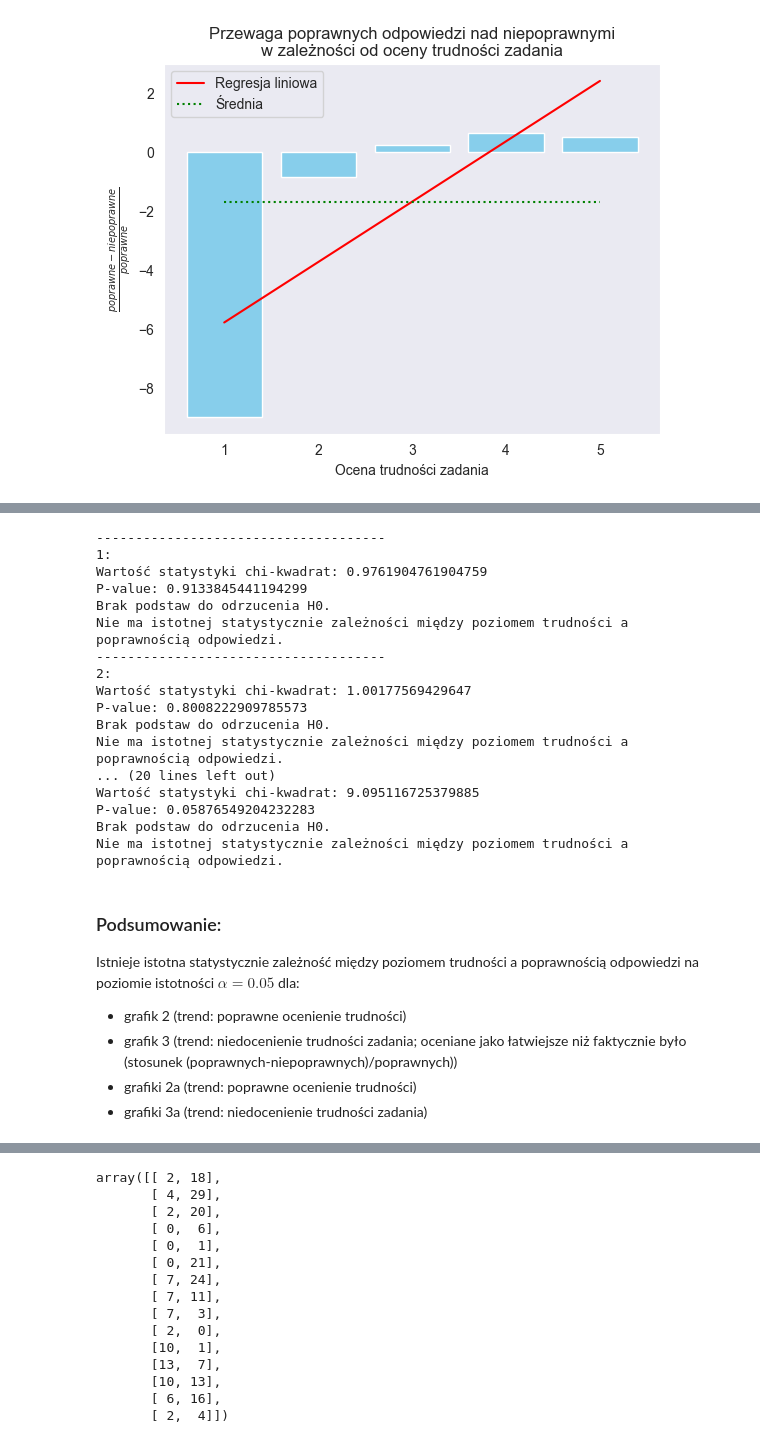
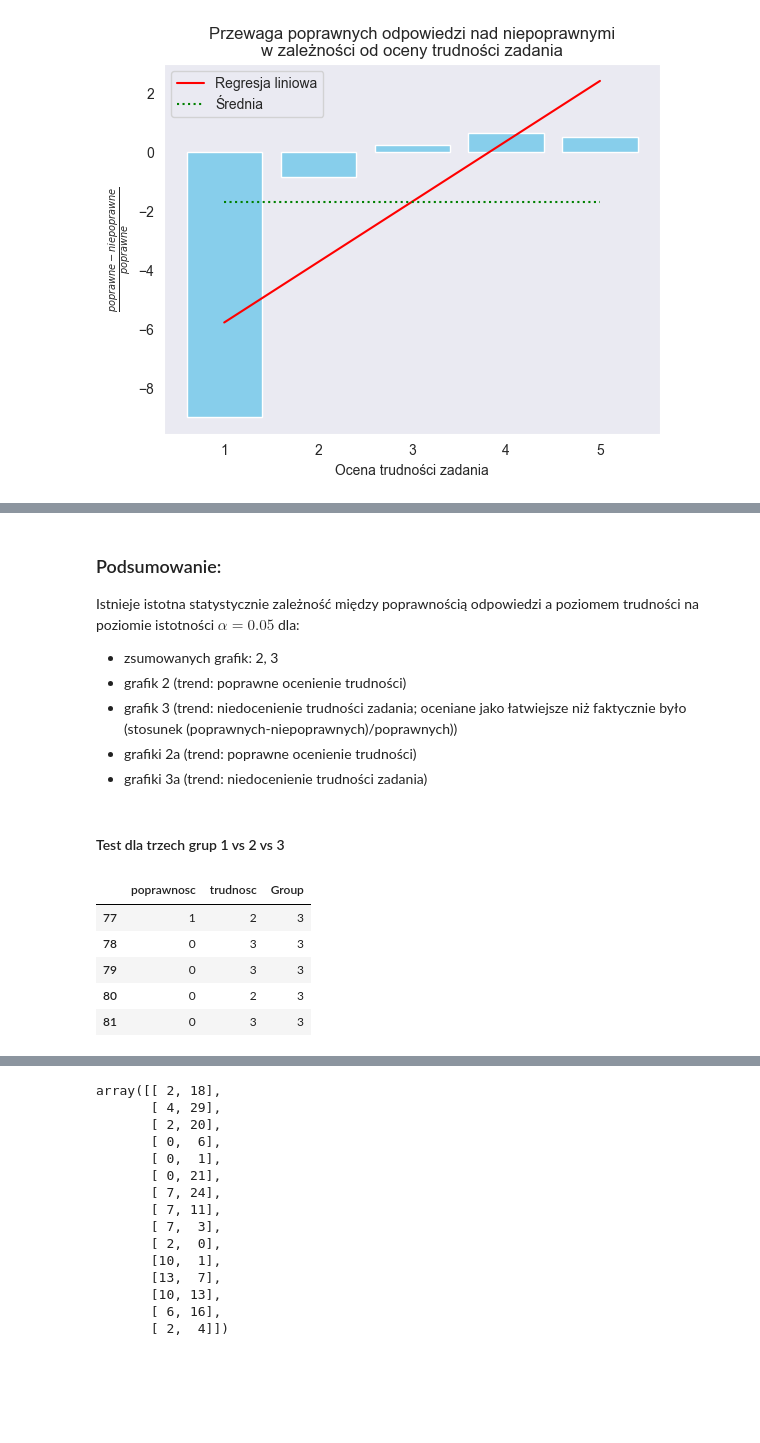
Before and after one commit to MartaSolarz/Master_thesis, a Jupyter notebook: statistical_tests/1_poprawnosc_vs_trudnosc.ipynb, the cells around one changed output, grey strips where cells are left out. Drawn from its saved outputs; the diff is of its cells as text; code cells hidden in the pictures; blank space fills up the shorter version.

```diff
--- a/statistical_tests/poprawnosc_vs_trudnosc.ipynb
+++ b/statistical_tests/1_poprawnosc_vs_trudnosc.ipynb
@@ -395,54 +412,49 @@ Trudność: 3, Wskaźnik: -1.25
 Trudność: 4, Wskaźnik: 0.6666666666666666
 Trudność: 5, Wskaźnik: 0.3333333333333333
 [figure]
-# %%
-for i, tab in enumerate(contingency_tables):
-    print('-------------------------------------')
-    print(f"{i+1}:")
-    conduct_chi2test(tab, H0, H1, ALPHA)
-# %% [output]
--------------------------------------
-1:
-Wartość statystyki chi-kwadrat: 0.9761904761904759
-P-value: 0.9133845441194299
-Brak podstaw do odrzucenia H0.
-Nie ma istotnej statystycznie zależności między poziomem trudności a poprawnością odpowiedzi.
--------------------------------------
-2:
-Wartość statystyki chi-kwadrat: 1.00177569429647
-P-value: 0.8008222909785573
-Brak podstaw do odrzucenia H0.
-Nie ma istotnej statystycznie zależności między poziomem trudności a poprawnością odpowiedzi.
-... (20 lines left out)
-Wartość statystyki chi-kwadrat: 9.095116725379885
-P-value: 0.05876549204232283
-Brak podstaw do odrzucenia H0.
-Nie ma istotnej statystycznie zależności między poziomem trudności a poprawnością odpowiedzi.
 # %% [markdown]
 ### Podsumowanie:
-Istnieje istotna statystycznie zależność między poziomem trudności a poprawnością odpowiedzi na poziomie istotności $\alpha=0.05$ dla:
+Istnieje istotna statystycznie zależność między poprawnością odpowiedzi a poziomem trudności na poziomie istotności $\alpha=0.05$ dla:
+- zsumowanych grafik: 2, 3
 - grafik 2 (trend: poprawne ocenienie trudności)
 - grafik 3 (trend: niedocenienie trudności zadania; oceniane jako łatwiejsze niż faktycznie było (stosunek (poprawnych-niepoprawnych)/poprawnych))
 - grafiki 2a (trend: poprawne ocenienie trudności)
 - grafiki 3a (trend: niedocenienie trudności zadania)
+# %% [markdown]
+#### Test dla trzech grup 1 vs 2 vs 3
 # %%
-# wszystkie
 trud = [df_answers['1a_trud'], df_answers['1b_trud']]
 popr = [df_answers['1a_corr'], df_answers['1b_corr']]
 
-df1 = prepate_set(trud, popr)
+trud_row = prepare_row(trud)
+popr_row = prepare_row(popr)
+df1 = pd.DataFrame({'poprawnosc': popr_row, 'trudnosc': trud_row})
 df1['Group'] = '1'
 
+###
 trud = [df_answers['2a_trud'], df_answers['2b_trud']]
 popr = [df_answers['2a_corr'], df_answers['2b_corr']]
 
-df2 = prepate_set(trud, popr)
+trud_row = prepare_row(trud)
+popr_row = prepare_row(popr)
+df2 = pd.DataFrame({'poprawnosc': popr_row, 'trudnosc': trud_row})
 df2['Group'] = '2'
 
+###
 trud = [df_answers['3a_trud'], df_answers['3b_trud']]
 popr = [df_answers['3a_corr'], df_answers['3b_corr']]
 
-df3 = prepate_set(trud, popr)
+trud_row = prepare_row(trud)
+popr_row = prepare_row(popr)
+df3 = pd.DataFrame({'poprawnosc': popr_row, 'trudnosc': trud_row})
 df3['Group'] = '3'
 
 df = pd.concat([df1, df2, df3])
+df.tail()
+# %% [output]
+|  | poprawnosc | trudnosc | Group |
+| 77 | 1 | 2 | 3 |
+| 78 | 0 | 3 | 3 |
+| 79 | 0 | 3 | 3 |
+| 80 | 0 | 2 | 3 |
+| 81 | 0 | 3 | 3 |
```
Also changed, not shown: parts of 47 cells of this notebook, 7 other files.
